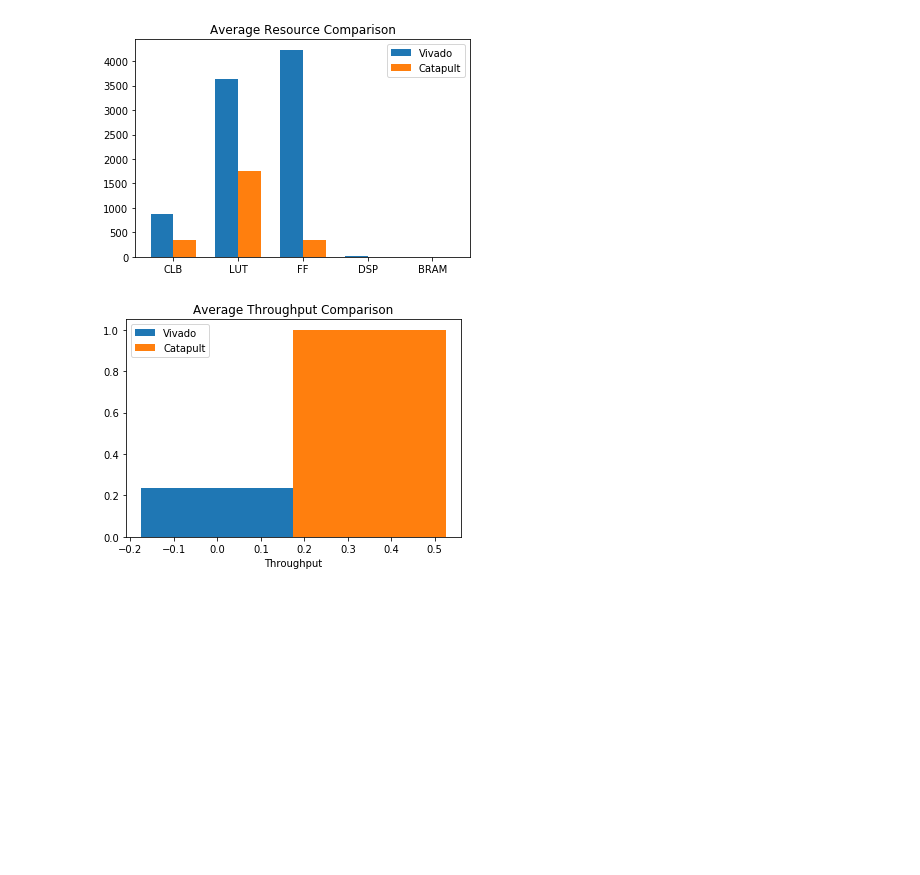
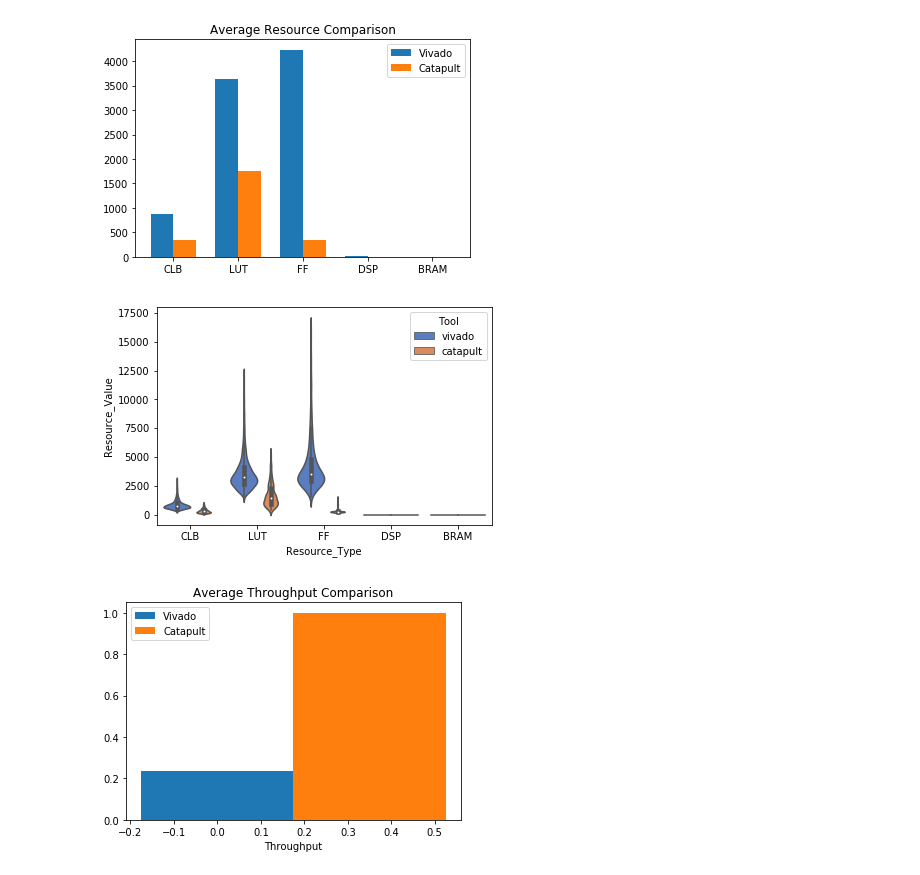
Before and after one commit to KastnerRG/Spector-HLS, a Jupyter notebook: dct/results/postproc/dct_postproc.ipynb, the cells around one changed output. Cells and saved outputs as stored; diff of their text form; code cells hidden in the pictures; blank space fills up the shorter version.

Commit message:
Added dct postproc violin + pareto comparison

```diff
--- a/dct/results/postproc/dct_postproc.ipynb
+++ b/dct/results/postproc/dct_postproc.ipynb
@@ -4,9 +4,17 @@ import pandas as pd
 from matplotlib import pyplot as plt
 import matplotlib.patches as mpatches
 import sys
-
+import seaborn as sns
 vdfx = pd.read_csv("../csv/vivado_dct.csv", index_col=0)
 cdfx = pd.read_csv("../csv/catapult_dct_latency.csv", index_col=0)
+li=[]
+viv_violin=pd.read_csv("../csv/vivado_dct_violin.csv",index_col=None)
+li.append(viv_violin)
+cat_violin=pd.read_csv("../csv/catapult_dct_violin.csv",index_col=None)
+li.append(cat_violin)
+violin=pd.concat(li, axis=0, ignore_index=True)
+l2=[]
+l2.append(violin)
 cdfx['throughput'] = cdfx['obj1'].min()*1/cdfx['obj1']
 vdfx['throughput'] = cdfx['obj1'].min()*1/vdfx['obj1']
 cdfx['ff_inv'] = 1/cdfx['ff']
@@ -63,6 +71,12 @@ ax.autoscale_view()
 plt.show()
 # %% [output]
 [figure]
+# %%
+ax = sns.violinplot(x="Resource_Type", y="Resource_Value", hue="Tool",
+                    data=violin, palette="muted",
+                    scale="count")
+# %% [output]
+[figure, added]
 # %%
 fig, ax = plt.subplots()
 
```
Also changed, not shown: parts of 6 cells of this notebook, 3 other files.
